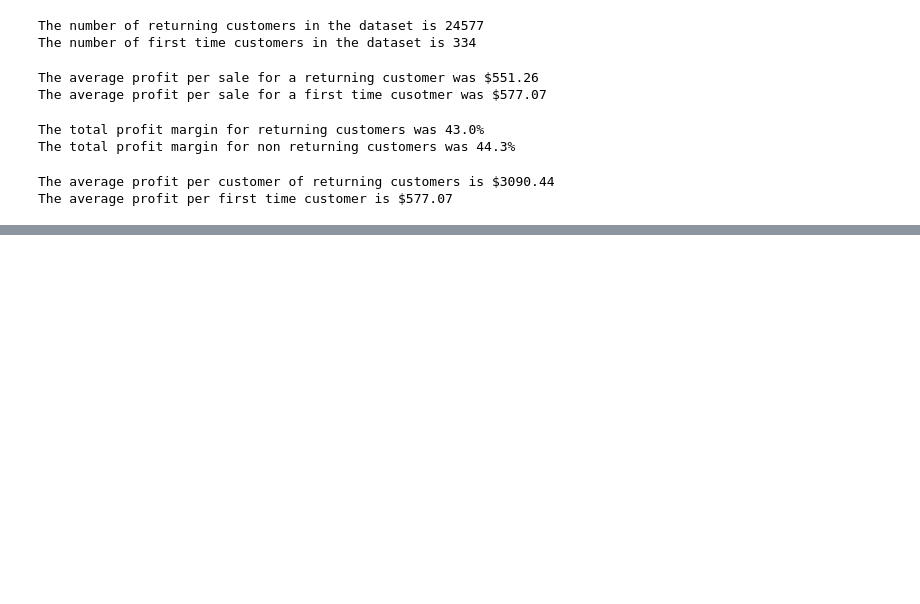
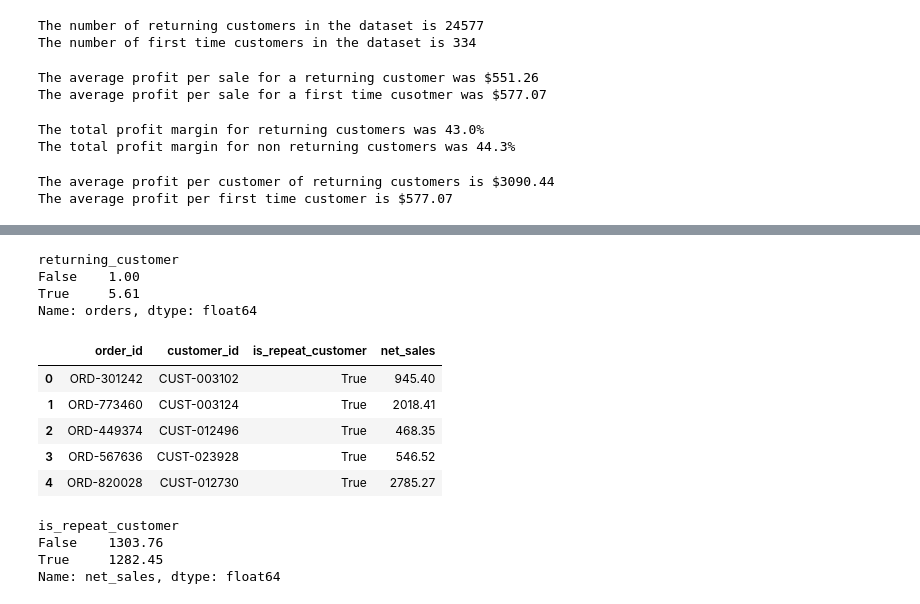
Before and after one commit to AJD1888/E-commerce-Analysis, a Jupyter notebook: e-commerce-notebook.ipynb, the cells around one changed output, grey strips where cells are left out. Cells and saved outputs as stored; diff of their text form; code cells hidden in the pictures; blank space fills up the shorter version.

Commit message:
analysing customer behaviour

```diff
--- a/e-commerce-notebook.ipynb
+++ b/e-commerce-notebook.ipynb
@@ -308,0 +235,31 @@ plt.savefig("Distribution_of_customer_orders.png")
+# %%
+# we now want to get the average order frequency for each group of customer
+customer_summary.groupby("returning_customer")["orders"].mean().round(2)
+# %% [output]
+returning_customer
+False    1.00
+True     5.61
+Name: orders, dtype: float64
+# %%
+# we now want to calculate the average order per customer group
+
+# create a dataframe storing all the import information about each order group
+orders_value = sales[["order_id", "customer_id", "is_repeat_customer", "net_sales"]]
+
+orders_value.head()
+# %% [output]
+|  | order_id | customer_id | is_repeat_customer | net_sales |
+| 0 | ORD-301242 | CUST-003102 | True | 945.40 |
+| 1 | ORD-773460 | CUST-003124 | True | 2018.41 |
+| 2 | ORD-449374 | CUST-012496 | True | 468.35 |
+| 3 | ORD-567636 | CUST-023928 | True | 546.52 |
+| 4 | ORD-820028 | CUST-012730 | True | 2785.27 |
+# %%
+# we now want to group our new dataframe by customer group and caculate the mean net sales value
+
+orders_value.groupby("is_repeat_customer")["net_sales"].mean().round(2)
+# %% [output]
+is_repeat_customer
+False    1303.76
+True     1282.45
+Name: net_sales, dtype: float64
```
Also changed, not shown: parts of 7 cells of this notebook, 1 other file.
